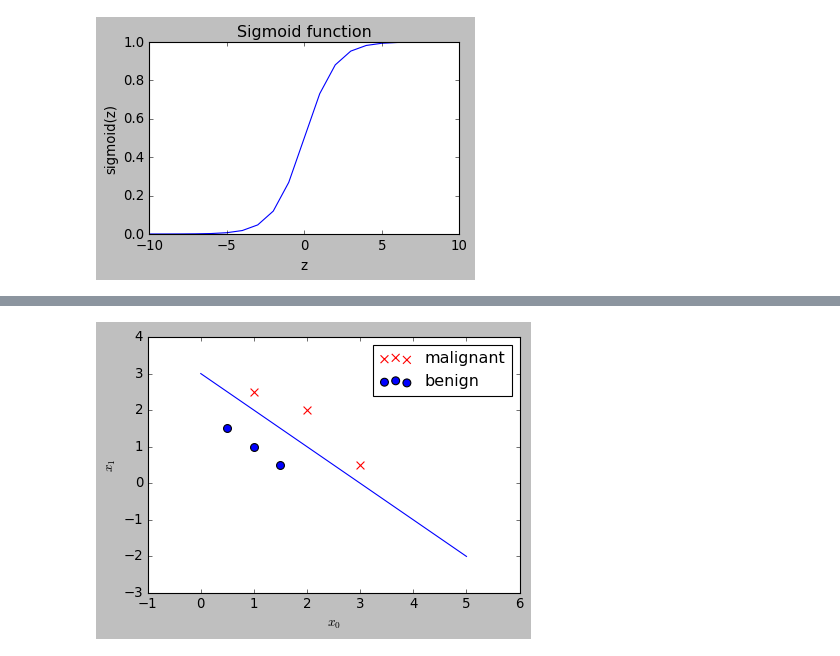
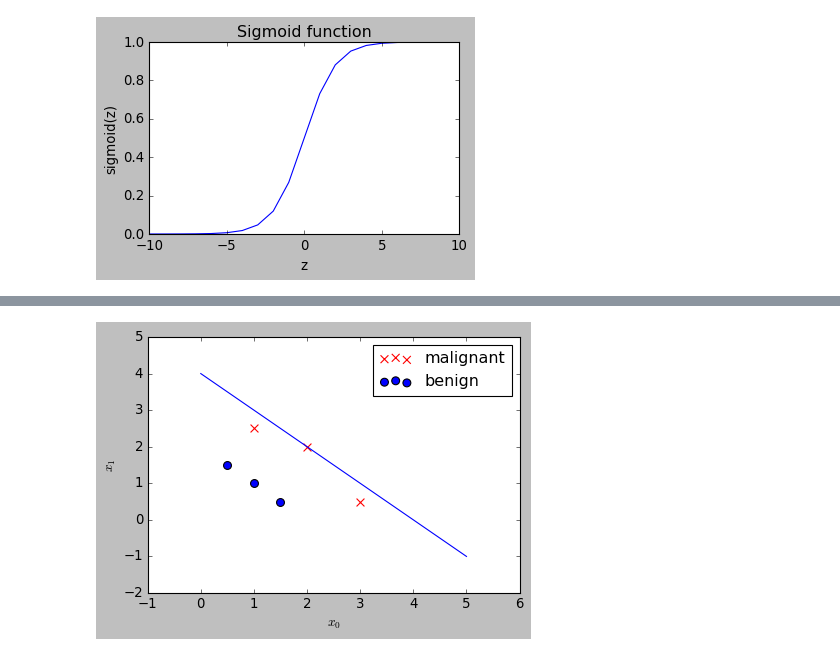
Before and after one commit to acnard/dl-ai-machine-learning, a Jupyter notebook: logistic_regression.ipynb, the cells around one changed output, grey strips where cells are left out. Saved outputs shown, nothing was run; the diff lists cells and outputs as text; code cells hidden in the pictures.

```diff
--- a/logistic_regression.ipynb
+++ b/logistic_regression.ipynb
@@ -56,0 +60,10 @@ Text(0.5, 0, 'z')
+# %%
+## we have m=6 training examples, each with n=2 features
+
+X_train = np.array([[0.5, 1.5], [1,1], [1.5, 0.5], [3, 0.5], [2, 2], [1, 2.5]])
+y_train = np.array([0, 0, 0, 1, 1, 1]).reshape(-1,1)
+
+print(X_train)
+
+m,n = X_train.shape
+print(f"there are {m} training examples each with {n} features")
@@ -57 +80,4 @@ Text(0.5, 0, 'z')
+# %%
+w_init = np.array([1,1])
+b_init = -4
 # %% [markdown]
@@ -59,41 +85,46 @@ Text(0.5, 0, 'z')
 # %%
-## we have m=6 training examples, each with n=2 features
+def plot_examples(X, y, w, b):
+    """
+    scatter plot of positive and negative examples, with boundary
+    Args:
+      X (ndarray (m,n)): Data, m examples with n features
+      y (ndarray (m,)) : target values for the m examples
+      w (ndarray (n,)) : model parameters
+      b (scalar)       : model parameter
 
-X = np.array([[0.5, 1.5], [1,1], [1.5, 0.5], [3, 0.5], [2, 2], [1, 2.5]])
-y = np.array([0, 0, 0, 1, 1, 1]).reshape(-1,1)
+    """
 
-print(X)
+    #2d matrix containing only the pairs for which y=1
+    # and same thing for y=0 examples
+    Xpos = np.array([X[i] for i in range(m) if y[i]==1])
+    Xneg = np.array([X[i] for i in range(m) if y[i]==0])
 
-m,n = X.shape
-print(f"there are {m} training examples each with {n} features")
+    ## nb  X[:,0] for 0th column of 2d array
+    ## and X[:,1] for 1st column of 2d array
 
-#2d matrix containing only the pairs for which y=1
-# and same thing for y=0 examples
-Xpos = np.array([X[i] for i in range(m) if y[i]==1])
-Xneg = np.array([X[i] for i in range(m) if y[i]==0])
+    fig, ax = plt.subplots(figsize=(6,4))
+    ax.scatter(Xpos[:,0], Xpos[:,1], marker='x', s=50, c='r', label='malignant')   # plot x0 (column 0) versus x1 (column 1)
+    ax.scatter(Xneg[:,0], Xneg[:,1], marker='o', s=50,  c='b', label='benign')
+    ax.set_xlabel("$x_0$")
+    ax.set_ylabel("$x_1$")
+    ax.legend()
 
-## nb  X[:,0] for 0th column of 2d array
-## and X[:,1] for 1st column of 2d array
+    ## now let's add a decision boundary
+    ## in the case of two features we have:
+    ## z = w0𝑥0 + w1𝑥1 + b
+    ## the model predicts y=1 for sigmoid(z)>=0.5 and so for z>=0
+    ##                    y=0 for sigmoid(z)<0.5  and so for z<0
+    ##
+    ##  this means the decision boundary is at z = 0,
+    ##        ie the line w0𝑥0 + w1𝑥1 + b =0
+    ##           or, equivalently, x1 = -(b + w0𝑥0)/w1
+    #                     that is, y = (w0*x + b)/(-w1)
 
-fig, ax = plt.subplots(figsize=(6,4))
-ax.scatter(Xpos[:,0], Xpos[:,1], marker='x', s=50, c='r', label='malignant')   # plot x0 (column 0) versus x1 (column 1)
-ax.scatter(Xneg[:,0], Xneg[:,1], marker='o', s=50,  c='b', label='benign')
-ax.set_xlabel("$x_0$")
-ax.set_ylabel("$x_1$")
-ax.legend()
+    xvals = np.arange(0,6)
+    yvals = (w_init[0]*xvals + b_init)/(-w_init[1])
 
-## now let's add a decision boundary: pretend that we've already
-## trained the model and obtained some parameters b, w0 and w1 such that
-## z = −3+𝑥0+𝑥1
-## the model predicts y=1 for sigmoid(z)>=0.5 and so for z>=0
-##                    y=0 for sigmoid(z)<0.5  and so for z<0
-##
-##  this means the decision boundary is at z = 0,
-##        ie the line −3+𝑥0+𝑥1=0
-##           or, equivalently, x1 = 3-x0
+    ax.plot(xvals, yvals)
 
-x0vals = np.arange(0,6)
-yvals = 3 - x0vals
-
-ax.plot(x0vals, yvals)
+## call the function to test it
+plot_examples(X_train, y_train, w_init, b_init)
 # %% [output]
@@ -108 +131 @@ there are 6 training examples each with 2 features
-[figure, old version]
+[figure, new version]
```
Also changed, not shown: parts of 13 cells of this notebook.
